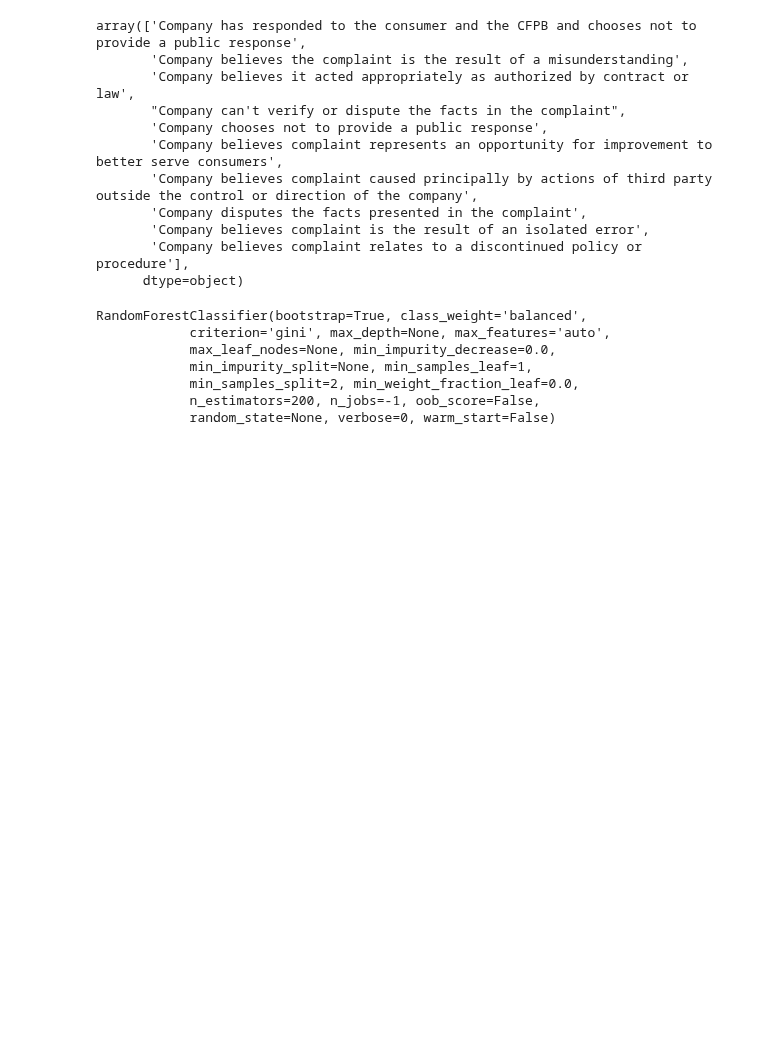
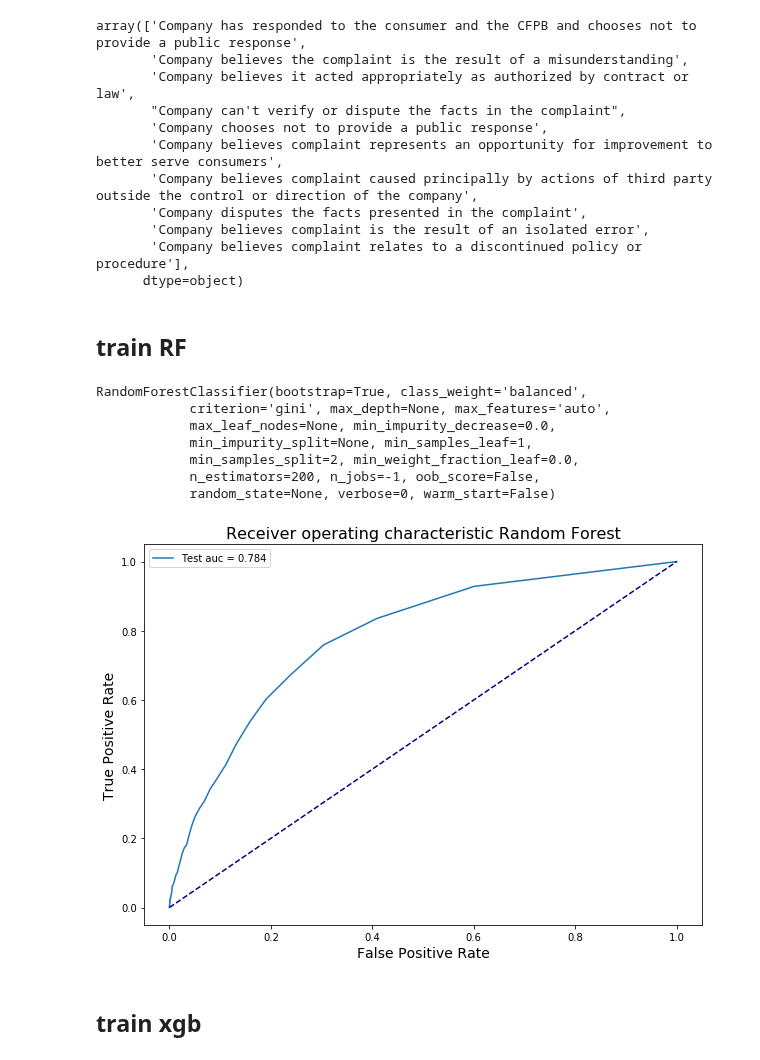
Before and after one commit to juanmahvelez/NWU-Pacific, a Jupyter notebook: script/notebook/train classifier.ipynb, the cells around one changed output. Cells and saved outputs as stored; diff of their text form; code cells hidden in the pictures; blank space fills up the shorter version.

```diff
--- a/script/notebook/train classifier.ipynb
+++ b/script/notebook/train classifier.ipynb
@@ -50,6 +50,8 @@ X = X_vectors
 from sklearn.model_selection import train_test_split
 # %%
 X_train, X_test, y_train, y_test = train_test_split(X, y)
+# %% [markdown]
+## train RF
 # %%
 from sklearn.ensemble import RandomForestClassifier
 # %%
@@ -71,3 +73,17 @@ test_auc = roc_auc_score(y_test, y_hat_test)
 y_hat_train = model.predict_proba(X_train)[:,1]
 fpr_train, tpr_train, thresholds_train = roc_curve(y_train, y_hat_train)
 train_auc = roc_auc_score(y_train, y_hat_train)
+# %%
+plt.figure(figsize=(10,7))
+plt.xlabel('False Positive Rate', fontsize=14)
+plt.ylabel('True Positive Rate', fontsize=14)
+plt.title('Receiver operating characteristic Random Forest', fontsize=16)
+plt.plot(fpr_test, tpr_test, label='Test auc = {:.3f}'.format(test_auc))
+# plt.plot(fpr_train, tpr_train, label='Train auc = {:.3f}'.format(train_auc))
+plt.plot([0, 1], [0, 1], color='navy', linestyle='--')
+plt.legend()
+plt.show()
+# %% [output]
+[figure, added]
+# %% [markdown]
+## train xgb
```
Also changed, not shown: parts of 13 cells of this notebook, 3 other files.
